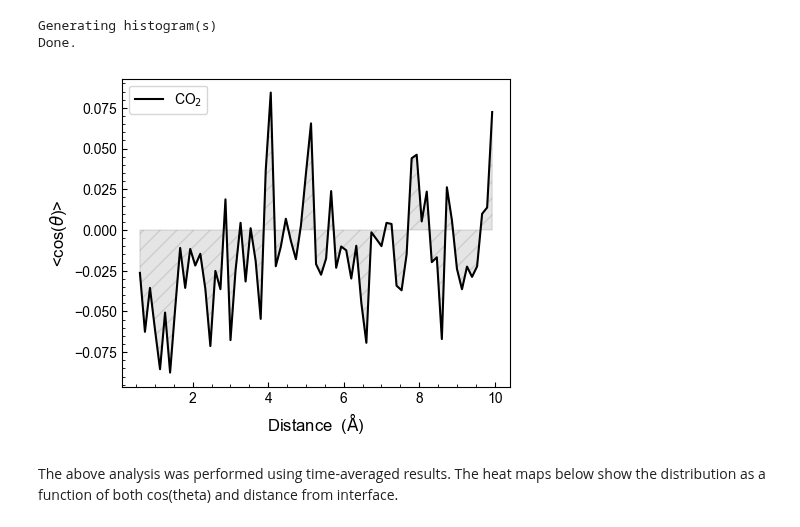
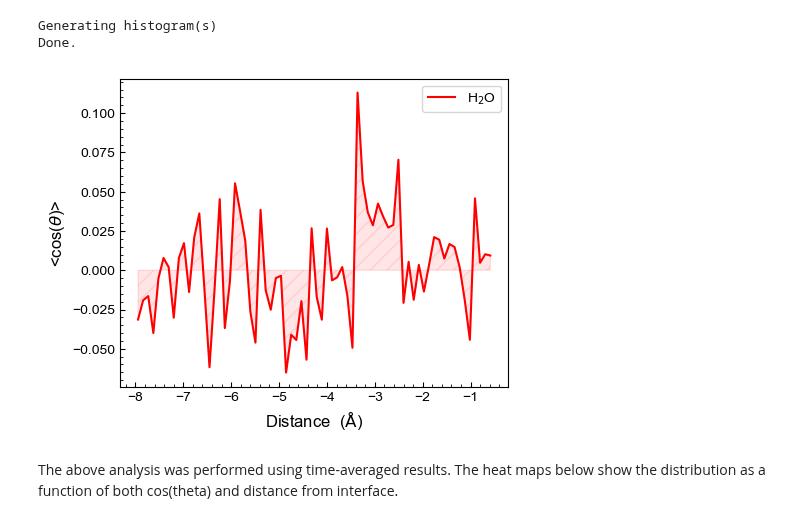
Before and after one commit to water-ice-group/on_a_WIM, a Jupyter notebook: development.ipynb, the cells around one changed output. Saved outputs shown, nothing was run; the diff lists cells and outputs as text; code cells hidden in the pictures.

```diff
--- a/development.ipynb
+++ b/development.ipynb
@@ -210,43 +211,43 @@ Generating histogram(s)
 Done.
 # %%
 # load the data
-# h2o_ori = np.loadtxt('./outputs/orientation_water.dat')
-# h2o_x   = h2o_ori[:,0]
-# h2o_y   = h2o_ori[:,1]
+h2o_ori = np.loadtxt('./outputs/orientation_water.dat')
+h2o_x   = h2o_ori[:,0]
+h2o_y   = h2o_ori[:,1]
 
-co2_ori = np.loadtxt('./outputs/orientation_carbon.dat')
-co2_x   = co2_ori[:,0]
-co2_y   = co2_ori[:,1]
+#co2_ori = np.loadtxt('./outputs/orientation_carbon.dat')
+#co2_x   = co2_ori[:,0]
+#co2_y   = co2_ori[:,1]
 
 # plot of the time-averaged profiles
 from matplotlib.ticker import (MultipleLocator, AutoMinorLocator)
 fig, ax=plt.subplots(figsize=(5,4))
 # h2o
-# ax.plot(h2o_x,h2o_y,'-',color='red',label='H$_2$O')
-# zeros = [0]*len(h2o_x)
-# ax.fill_between(h2o_x,zeros,h2o_y,color='red',alpha=0.1,hatch=r"//")
+ax.plot(h2o_x,h2o_y,'-',color='red',label='H$_2$O')
+zeros = [0]*len(h2o_x)
+ax.fill_between(h2o_x,zeros,h2o_y,color='red',alpha=0.1,hatch=r"//")
 
 # co2
-ax.plot(co2_x,co2_y,'-',color='black',label='CO$_2$')
-zeros = [0]*len(co2_x)
-ax.fill_between(co2_x,zeros,co2_y,color='black',alpha=0.1,hatch=r"//")
+# ax.plot(co2_x,co2_y,'-',color='black',label='CO$_2$')
+# zeros = [0]*len(co2_x)
+# ax.fill_between(co2_x,zeros,co2_y,color='black',alpha=0.1,hatch=r"//")
 
 #ax.set_xlim(-10,10)
 #ax.set_ylim(-0.3,0.1)
 
 
 ax.set_xlabel('Distance  ($\mathrm{\AA}$)',size=12)
 ax.set_ylabel(r'<cos($\theta$)>',size=12)
 
 ax.xaxis.set_minor_locator(AutoMinorLocator())
 ax.yaxis.set_minor_locator(AutoMinorLocator())
 ax.tick_params(axis='both',which='both',direction='in')
 
 ax.legend()
 plt.savefig(f'./outputs/figures/ori_profile_gas.png',dpi=800,bbox_inches='tight',facecolor=fig.get_facecolor(), edgecolor='none')
 plt.show()
 # %% [output]
-[figure, old version]
+[figure, new version]
 # %% [markdown]
 The above analysis was performed using time-averaged results. The heat maps below show the distribution as a function of both cos(theta) and distance from interface.
 # %%
```
Also changed, not shown: parts of 35 cells of this notebook, 16 other files.
